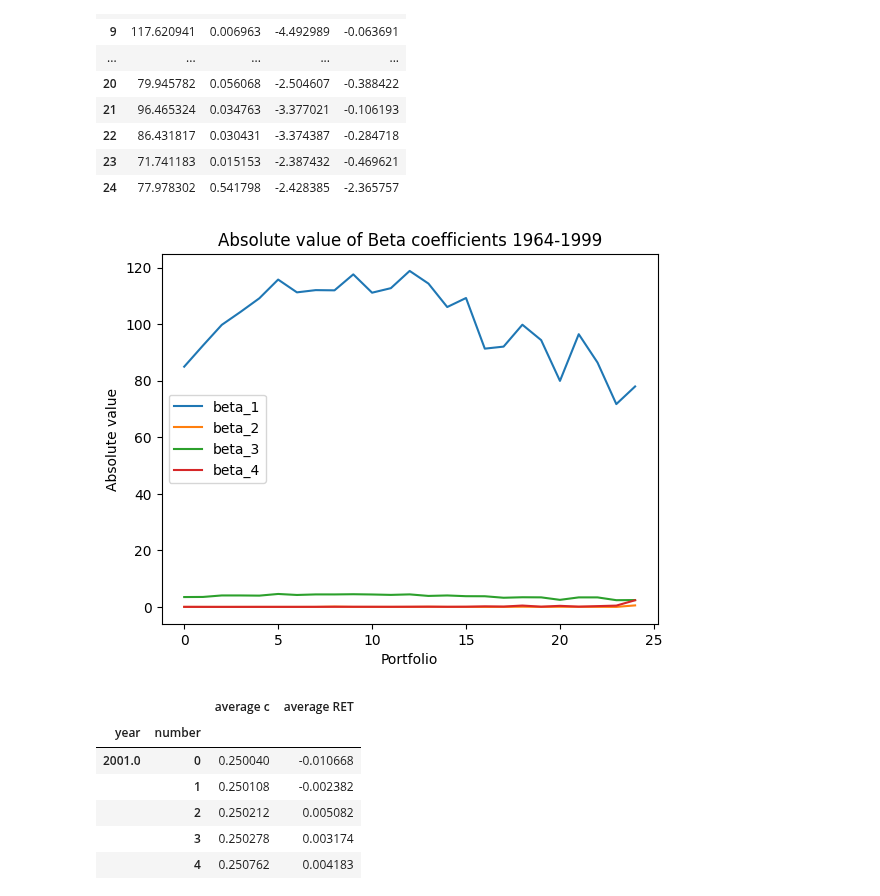
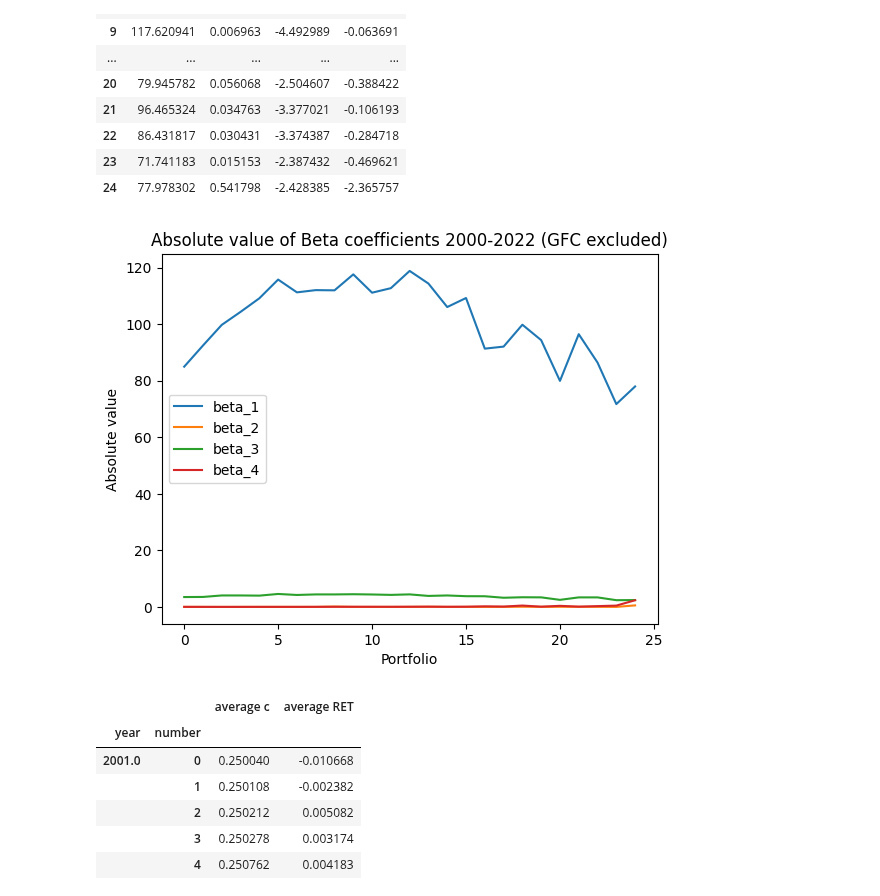
Before and after one commit to JMCG22/pm_cw, a Jupyter notebook: Data_combined_new_data_no_GFC.ipynb, the cells around one changed output. Cells and saved outputs as stored; diff of their text form; code cells hidden in the pictures.

```diff
--- a/Data_combined_new_data_no_GFC.ipynb
+++ b/Data_combined_new_data_no_GFC.ipynb
@@ -1010,12 +1010,12 @@ df_of_betas
 | 24 | 77.978302 | 0.541798 | -2.428385 | -2.365757 |
 # %%
 df_of_betas.abs().plot()
-plt.title('Absolute value of Beta coefficients 1964-1999')
+plt.title('Absolute value of Beta coefficients 2000-2022 (GFC excluded)')
 plt.xlabel('Portfolio')
 plt.ylabel('Absolute value')
 plt.show()
 # %% [output]
-[figure, old version]
+[figure, new version]
 # %%
 # We need the average illiquidity for each portfolio in each year. Then we will use these averages per year to calculate an average for the entire period of 1964-1999 for each portfolio
 df_non_market_for_portfolio_average = pd.DataFrame()
```
Also changed, not shown: parts of 3 cells of this notebook, 1 other file.
